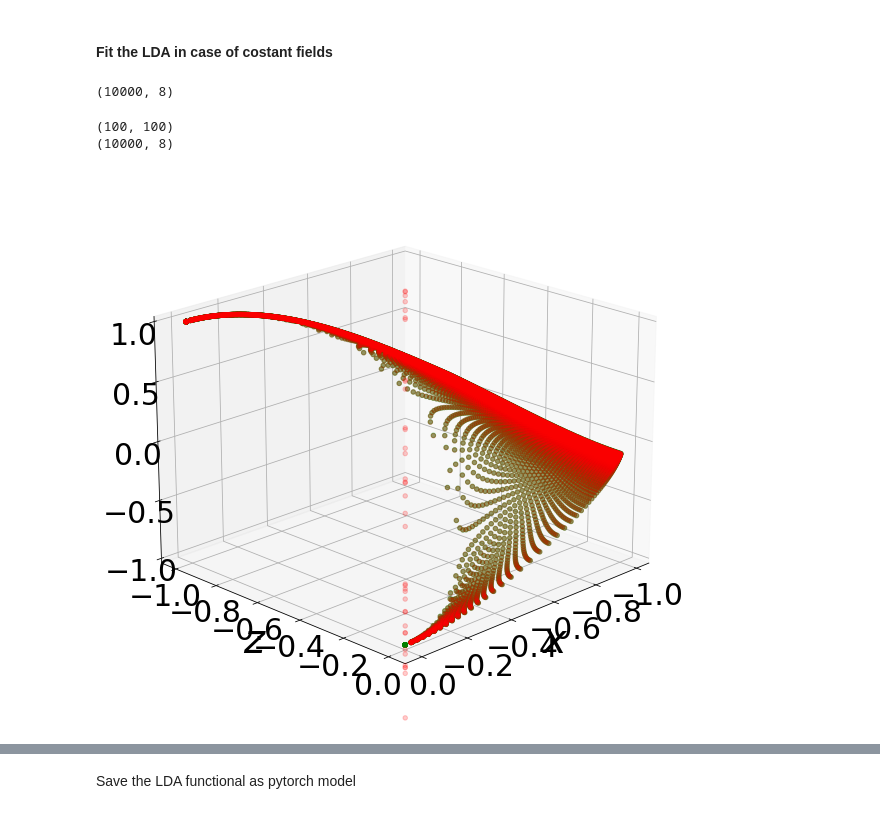
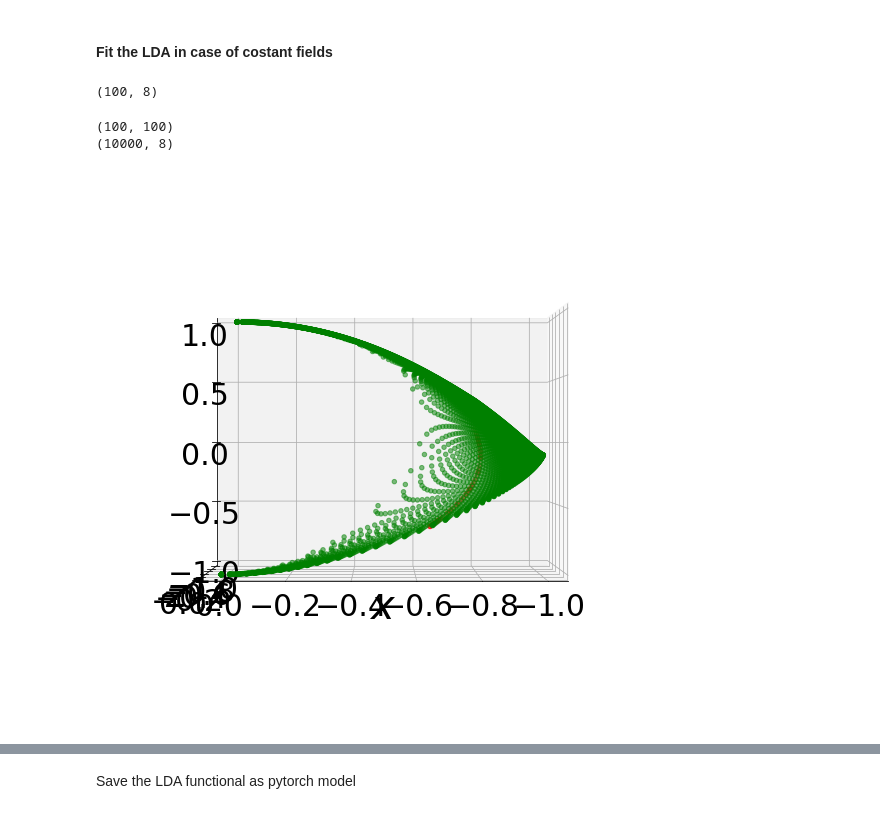
Before and after one commit to emacosta95/DL-VLM, a Jupyter notebook: lda_approximation.ipynb, the cells around one changed output, grey strips where cells are left out. Cells and saved outputs as stored; diff of their text form; code cells hidden in the pictures.

```diff
--- a/lda_approximation.ipynb
+++ b/lda_approximation.ipynb
@@ -61,7 +61,8 @@ x=data['transverse_magnetization']
 
 z_torch=torch.from_numpy(z)
 x_torch=torch.from_numpy(x)
-m_torch=torch.cat((z_torch.unsqueeze(1),x_torch.unsqueeze(1)),dim=1)
+
+
 
 f_dens=data['density_F']
 omega_value=data['omega_value']
@@ -81,6 +82,19 @@ plt.plot(x[idx*100+jdx])
 plt.plot(z[idx*100+jdx])
 print()
 plt.show()
+
+data=np.load('data/kohm_sham_approach/uniform/reduction_2_input_channel_dataset_h_0.0_2.0_omega_1_j_1_1nn_n_100.npz')
+
+m_test=data['density']
+m_torch=torch.from_numpy(m_test)
+
+h_test=data['potential']
+h_torch=torch.from_numpy(h_test)
+
+x_value_test=np.average(m_test[:,1],axis=-1)
+z_value_test=np.average(m_test[:,0],axis=-1)
+f_test=data['density_F']
+f_value_test=np.average(f_test,axis=-1)
 # %% [output]
 0.5050505050505051 0.5050505050505051
 [figure]
@@ -119,33 +133,34 @@ params,_=curve_fit(f=pade,xdata=np.average(m,axis=-1),ydata=f,p0=0.5*np.ones(25+
 
 
 #model=modelLDA(torch.tensor(coeff))
-f_ml=lda_functional(m=m,params=params)
+f_ml=lda_functional(m=m_test,params=params)
 print(f_ml.shape)
 # %% [output]
-(10000, 8)
+(100, 8)
 # %%
-f_value_ml=np.average(f_ml,axis=-1).reshape(100,100)
+f_value_ml=np.average(f_ml,axis=-1)
 f=f.reshape(100,100)
 print(f.shape)
 print(z.shape)
 fig, ax = plt.subplots(subplot_kw=dict(projection='3d'),figsize=(10,10))
 ax.scatter(np.average(x,axis=-1),np.average(z,axis=-1),f,marker='o',color='green',alpha=0.5)
-ax.scatter(np.average(x,axis=-1),np.average(z,axis=-1),f_value_ml,marker='o',color='red',alpha=0.2)
+ax.scatter(x_value_test,z_value_test,f_value_ml,marker='o',color='red',alpha=0.2)
+#ax.scatter(x_value_test,z_value_test,f_value_test,marker='o',color='red',alpha=0.2)
 plt.ylabel(r'$z$',fontsize=40)
 plt.xlabel(r'$x$',fontsize=40)
 plt.tick_params(
             top=True,
             right=True,
             labeltop=False,
             labelright=False,
             direction="in",
             labelsize=30,
             width=2,
         )
-ax.view_init(elev=20, azim=45)
+ax.view_init(elev=0, azim=90)
 ax.set_zlim([-1,1])
 plt.show()
 # %% [output]
 (100, 100)
 (10000, 8)
-[figure, old version]
+[figure, new version]
```
Also changed, not shown: parts of 14 cells of this notebook, 4 other files.
